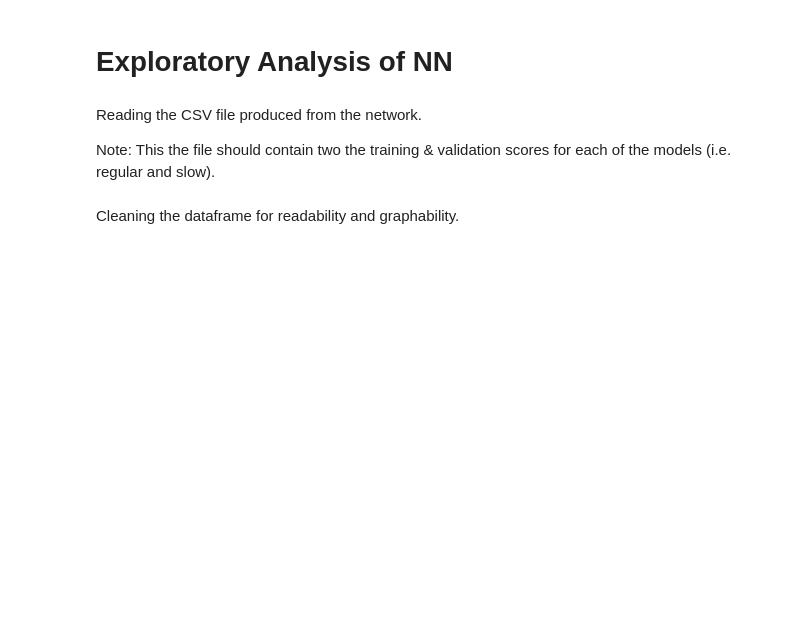
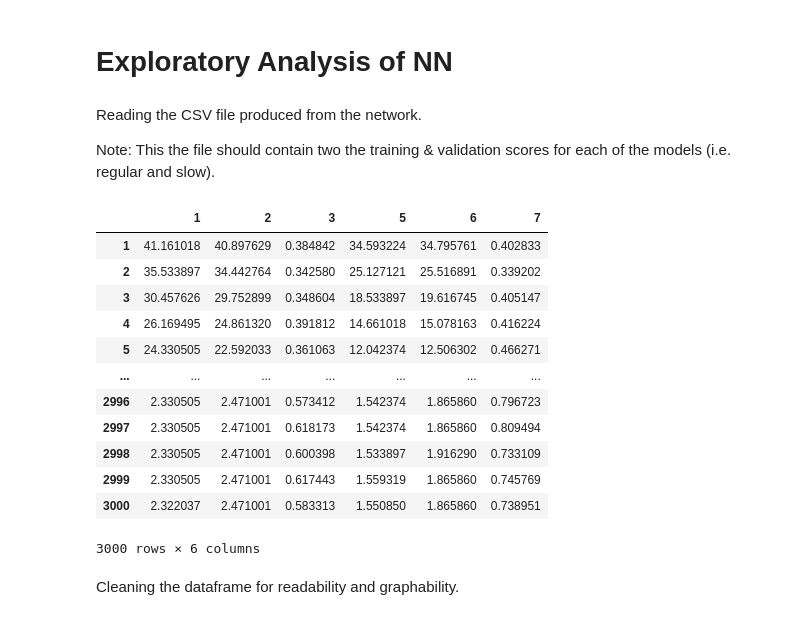
Before and after one commit to glomerulus-lab/slow-feature-learning, a Jupyter notebook: exploratory.ipynb, the cells around one changed output. Saved outputs shown, nothing was run; the diff lists cells and outputs as text; code cells hidden in the pictures; blank space fills up the shorter version.

```diff
--- a/exploratory.ipynb
+++ b/exploratory.ipynb
@@ -11,6 +11,22 @@ Reading the CSV file produced from the network.
 Note: This the file should contain two the training & validation scores for each of the models (i.e. regular and slow).
 # %%
 df = pd.read_csv("accuracy_metrics")
+# %%
+df
+# %% [output]
+|  | 1 | 2 | 3 | 5 | 6 | 7 |
+| 1 | 41.161018 | 40.897629 | 0.384842 | 34.593224 | 34.795761 | 0.402833 |
+| 2 | 35.533897 | 34.442764 | 0.342580 | 25.127121 | 25.516891 | 0.339202 |
+| 3 | 30.457626 | 29.752899 | 0.348604 | 18.533897 | 19.616745 | 0.405147 |
+| 4 | 26.169495 | 24.861320 | 0.391812 | 14.661018 | 15.078163 | 0.416224 |
+| 5 | 24.330505 | 22.592033 | 0.361063 | 12.042374 | 12.506302 | 0.466271 |
+| ... | ... | ... | ... | ... | ... | ... |
+| 2996 | 2.330505 | 2.471001 | 0.573412 | 1.542374 | 1.865860 | 0.796723 |
+| 2997 | 2.330505 | 2.471001 | 0.618173 | 1.542374 | 1.865860 | 0.809494 |
+| 2998 | 2.330505 | 2.471001 | 0.600398 | 1.533897 | 1.916290 | 0.733109 |
+| 2999 | 2.330505 | 2.471001 | 0.617443 | 1.559319 | 1.865860 | 0.745769 |
+| 3000 | 2.322037 | 2.471001 | 0.583313 | 1.550850 | 1.865860 | 0.738951 |
+3000 rows × 6 columns
 # %% [markdown]
 Cleaning the dataframe for readability and graphability.
 # %%
```
Also changed, not shown: parts of 5 cells of this notebook, 2 other files.
